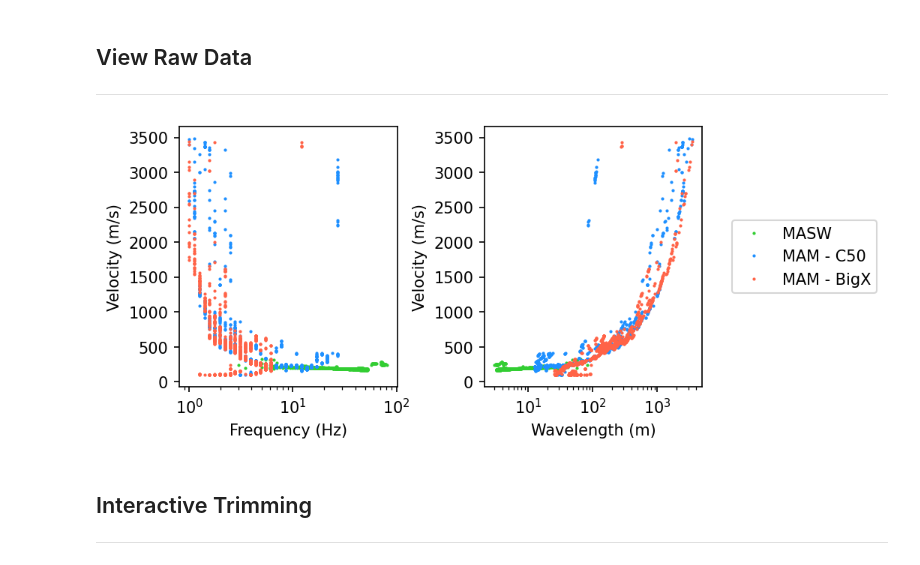
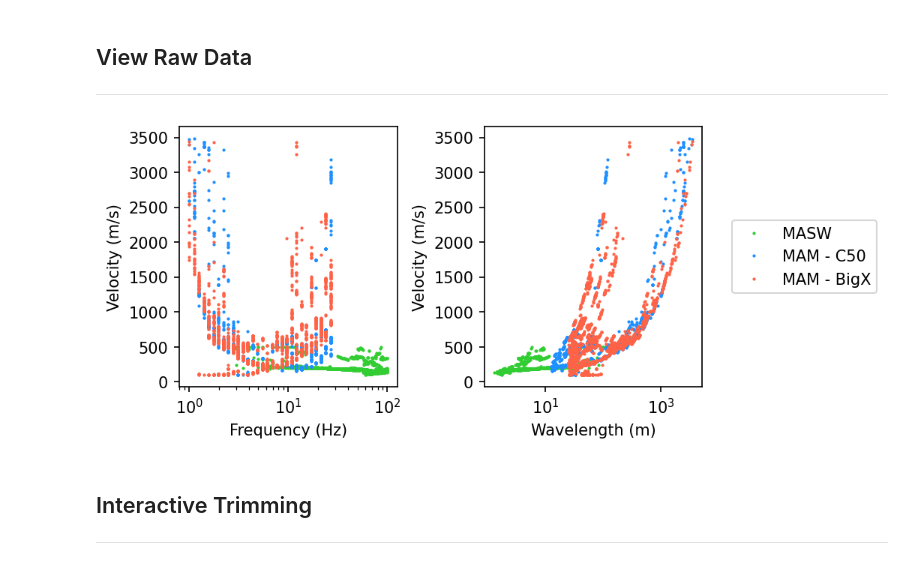
Before and after one commit to jpvantassel/swprocess, a Jupyter notebook: examples/stats/stats.ipynb, the cells around one changed output. Saved outputs shown, nothing was run; the diff lists cells and outputs as text; code cells hidden in the pictures.

```diff
--- a/examples/stats/stats.ipynb
+++ b/examples/stats/stats.ipynb
@@ -75,16 +75,10 @@ import swprepost
 # to load .jsom files which contain the interatively trimmed experimental dispersion data produced by this notebook. See below for details.
 
 # Raw Rayleigh data
-# fnames_set = [
-#     ["../masw/nz_wghs_rayleigh_masw.json"],
-#     ["../mam/nz_wghs_rayleigh_c50_rtbf.json"],
-#     ["../mam/nz_wghs_rayleigh_bigx_rtbf.json"]
-#     ]
-
 fnames_set = [
-    ["nz_wghs_trimmed_rayleigh_masw.json"],
-    ["nz_wghs_trimmed_rayleigh_c50.json"],
-    ["nz_wghs_trimmed_rayleigh_bigx.json"]
+    ["../masw/nz_wghs_rayleigh_masw.json"],
+    ["../mam/nz_wghs_rayleigh_c50_rtbf.json"],
+    ["../mam/nz_wghs_rayleigh_bigx_rtbf.json"]
     ]
 
 # # Raw Love data
@@ -116,31 +110,39 @@ labels = ["MASW", "MAM - C50", "MAM - BigX"]
 # %%
 %matplotlib inline
 xtype = [x for x, _ in domains]
 ytype = [y for _, y in domains]
 
 if len(fnames_set) != len(colors) or len(fnames_set) != len(labels):
     raise IndexError(f"fnames_set, colors, and labels must be the same length.")
 
 fig, axs = plt.subplots(ncols=len(xtype), figsize=(6,3), dpi=150, gridspec_kw=dict(wspace=0.4))
 suites = []
 for fnames, color, label in zip(fnames_set, colors, labels):
     peaksuite = swprocess.PeaksSuite.from_json(fnames=fnames)
     peaksuite.plot(xtype=xtype, ax=axs, ytype=ytype, plot_kwargs=dict(color=color, label=label))
     suites.append(peaksuite)
 
 axs[-1].legend(bbox_to_anchor = (1.1, 0.5), loc="center left")
 
+# # manually set limits for first panel (frequency in this case)
+# axs[0].set_xlim(0.1, 50)
+# axs[0].set_ylim(0, 1000)
+
+# # manually set limits for second panel (wavelength in this case)
+# axs[1].set_xlim(0.1, 1000)
+# axs[1].set_ylim(0, 1000)
+
 plt.show()
 
-master_suite = swprocess.PeaksSuite.from_peakssuite(suites)
+main_suite = swprocess.PeaksSuite.from_peakssuite(suites)
 _colors, _labels = [], []
 for color, label, suite in zip(colors, labels, suites):
     for _ in range(len(suite)):
         _colors.append(color)
         _labels.append(label)
         label = None
 # %% [output]
-[figure, old version]
+[figure, new version]
 # %% [markdown]
 ## Interactive Trimming
 ---
```
Also changed, not shown: parts of 9 cells of this notebook, 7 other files.
